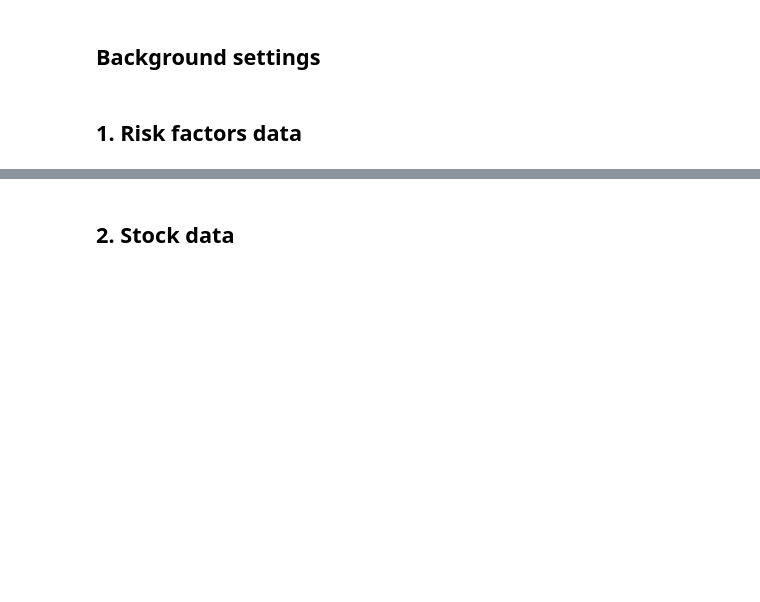
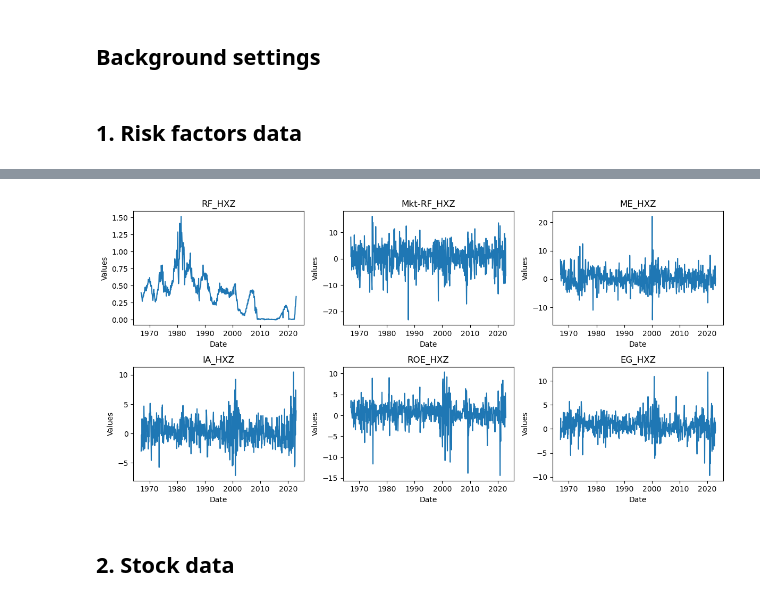
Before and after one commit to patrickwjwang/equity-cycle, a Jupyter notebook: notebooks/Feb20-equity-cycle-submission.ipynb, the cells around one changed output, grey strips where cells are left out. Drawn from its saved outputs; the diff is of its cells as text; code cells hidden in the pictures; blank space fills up the shorter version.

```diff
--- a/notebooks/Feb20-equity-cycle-submission.ipynb
+++ b/notebooks/Feb20-equity-cycle-submission.ipynb
@@ -36,3 +91,20 @@ warnings.simplefilter(action='ignore', category=FutureWarning)
+# %%
+# Line chart for hxz monthly
+hxz_monthly_df['Year_Month'] = pd.to_datetime(hxz_monthly_df['Year_Month'])
+variables = ['RF_HXZ', 'Mkt-RF_HXZ', 'ME_HXZ', 'IA_HXZ', 'ROE_HXZ', 'EG_HXZ']
+
+# Create a 2x3 subplot
+fig, axs = plt.subplots(2, 3, figsize=(12, 6))
+axs = axs.flatten()
+for i, var in enumerate(variables):
+    axs[i].plot(hxz_monthly_df['Year_Month'], hxz_monthly_df[var])
+    axs[i].set_title(var)
+    axs[i].set_xlabel('Date')
+    axs[i].set_ylabel('Values')
+plt.tight_layout()
+plt.show()
+# %% [output]
+[figure, added]
 # %% [markdown]
 ## 2. Stock data
 # %%
```
Also changed, not shown: parts of 7 cells of this notebook, 2 other files.
